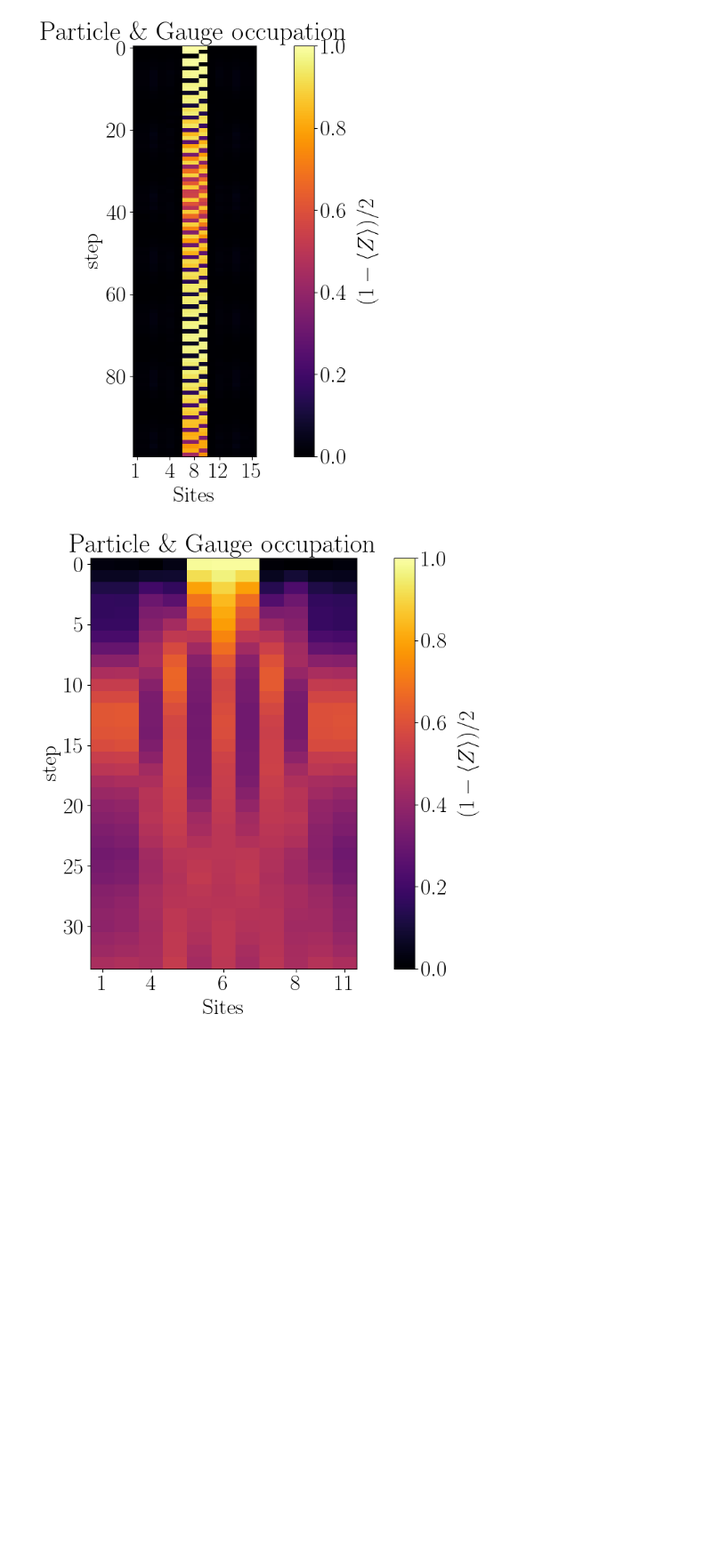
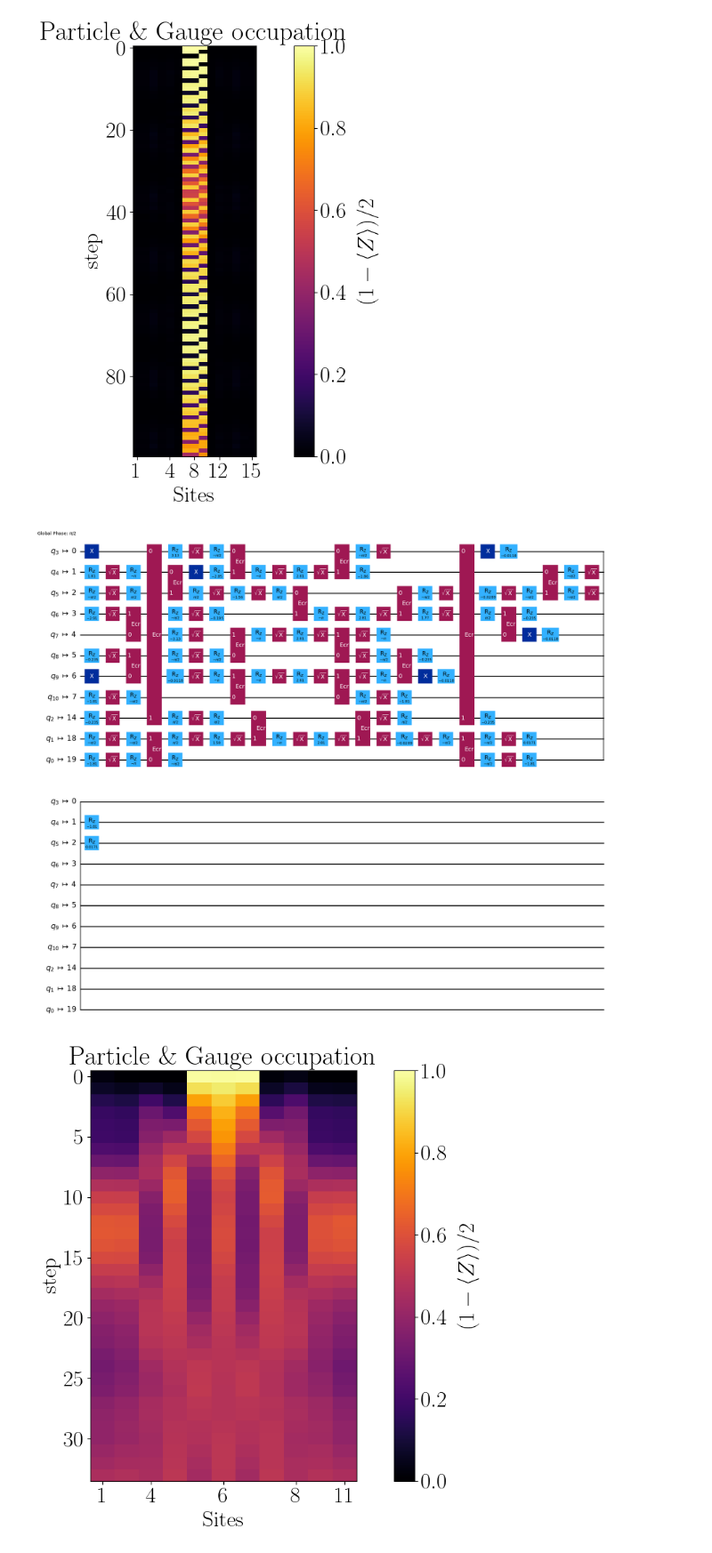
Before and after one commit to Fradm98/qs-qh, a Jupyter notebook: src/notebooks/Z2/z2_chain_qiskit_tn_comparison.ipynb, the cells around one changed output. Shown at 89% size. Drawn from its saved outputs; the diff is of its cells as text; code cells hidden in the pictures; blank space fills up the shorter version.

```diff
--- a/src/notebooks/Z2/z2_chain_qiskit_tn_comparison.ipynb
+++ b/src/notebooks/Z2/z2_chain_qiskit_tn_comparison.ipynb
@@ -139,7 +137,7 @@ L_arr = [6]
 J = 1
 h = 0.05
 lamb = 0.7
-g = 5
+g = None
 
 x_basis = False
 
@@ -167,8 +165,8 @@ from qiskit_aer import AerSimulator
 import numpy as np
 
 channel = "ibm_quantum"
-# device = "ibm_kyiv"
-device = "ibm_brisbane"
+device = "ibm_kyiv"
+# device = "ibm_brisbane"
 # device = "ibm_fez"
 # device = "ibm_sherbrooke"
 # device = "ibm_torino"
@@ -176,8 +174,8 @@ device = "ibm_brisbane"
 eplg_absolute = 1.86e-2
 
 service = QiskitRuntimeService(channel=channel, token=ibm_token, instance=group_instance)
-backend = FakeBrisbane()
-# backend = AerSimulator(method="statevector")
+backend = service.backend(device)
+fake_backend = AerSimulator.from_backend(backend)
 
 from z2chain.circs import physical_particle_pair_quench_simulation_circuits, erradj_particle_pair_quench_simulation_circuits
 from z2chain.operators import local_pauli_z, local_pauli_x
@@ -196,7 +194,8 @@ extra_options = [{"backend": device, "L": L, "J": J, "h": h, "λ":lamb, "g": g,
 
 for L, pp_ps in zip(L_arr, particle_pair_left_positions):
     # qubits_inds = get_backend_best_qubit_chain(backend, 2*L-1)
-    qubits_inds = np.arange(2*L-1)
+    # qubits_inds = np.arange(2*L-1)
+    qubits_inds = [19, 18, 14, 0, 1, 2, 3, 4, 5, 6, 7]
     physical_circuits = erradj_particle_pair_quench_simulation_circuits(L, J, h, lamb, pp_ps, particle_pair_length, final_time, steps, backend, optimization_level, eplg_absolute, g, qubits_inds, x_basis)
     observable_generating_funcs.append([partial(local_pauli_z if not x_basis else local_pauli_x, qubit_ind=i) for i in range(2*L-1)])
     circuits.append(physical_circuits)
@@ -225,7 +224,11 @@ observables_generating_funcs = [partial(local_pauli_z, qubit_ind=i) for i in ran
 
 from utils.hexec import execute_estimator_batch
 
-sv_jobs = execute_estimator_batch(backend, estimator_options, circuits[0], observable_generating_funcs[0])
+sv_jobs = execute_estimator_batch(fake_backend, estimator_options, circuits[0], observable_generating_funcs[0])
+# %%
+circuits[0][1].draw(output="mpl", idle_wires=False)
+# %% [output]
+[figure, added]
 # %%
 from z2chain.plotting import x_t_plot
 
```
Also changed, not shown: parts of 1 cell of this notebook, 18 other files.
